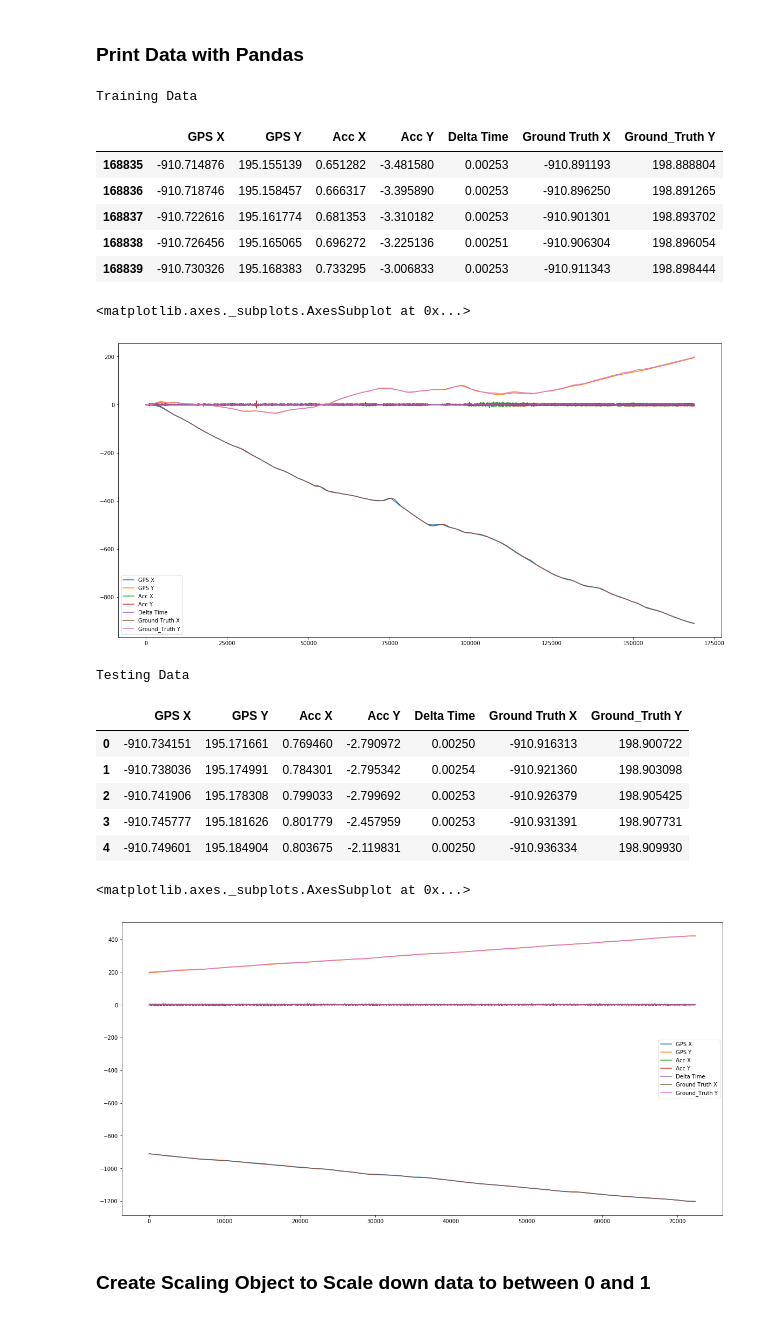
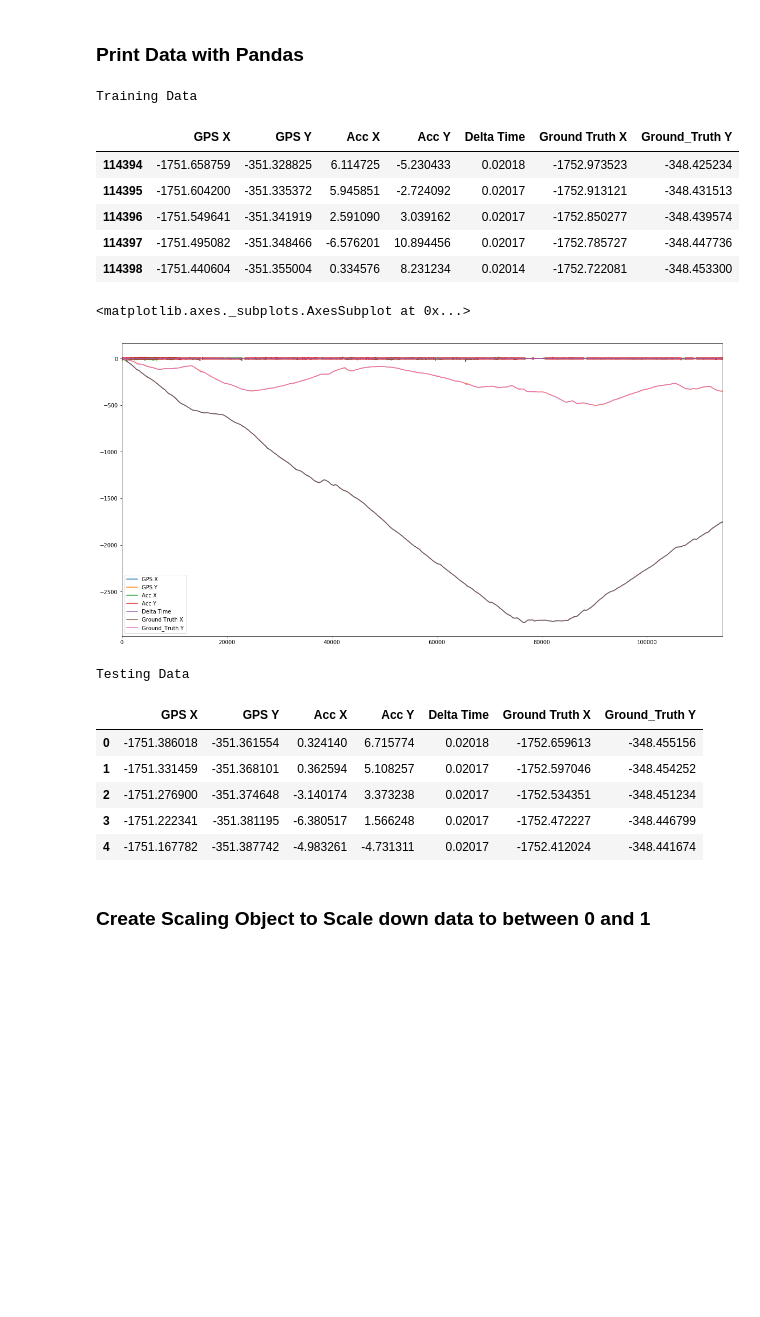
Before and after one commit to harrywaugh/ActivityTrackingWithSensorFusion, a Jupyter notebook: Gated Recurrent Unit.ipynb, the cells around one changed output. Saved outputs shown, nothing was run; the diff lists cells and outputs as text; code cells hidden in the pictures; blank space fills up the shorter version.

```diff
--- a/Gated Recurrent Unit.ipynb
+++ b/Gated Recurrent Unit.ipynb
@@ -32,7 +33,7 @@ https://github.com/Hvass-Labs/TensorFlow-Tutorials/blob/master/23_Time-Series-Pr
 # %lprun -T lprof0 -f Data_Stream.__init__ Data_Stream('uni.csv')
 # %cat lprof0
 
-data = Data_Stream('uni.csv')
+data = Data_Stream('data8.csv')
 
 
 compute_kalman(data)
@@ -64,8 +65,9 @@ def create_input_and_output(data, just_acc=False):
 
     time_series = data.acc_ERC[:, 0]
     ground_truth = data.kal_dis[:, 1:3]
-    delta_time = np.diff(time_series, axis=0, prepend=0.0)
-
+    delta_time = np.diff(time_series, axis=0)
+    delta_time = np.concatenate(([[0]], delta_time))
+    print(delta_time.shape)
 
     # Choose which data to include in input
     if (just_acc):
@@ -110,38 +113,36 @@ training_frame.plot(figsize=(20,10))
 # %% [output]
 Training Data
 |  | GPS X | GPS Y | Acc X | Acc Y | Delta Time | Ground Truth X | Ground_Truth Y |
-| 168835 | -910.714876 | 195.155139 | 0.651282 | -3.481580 | 0.00253 | -910.891193 | 198.888804 |
-| 168836 | -910.718746 | 195.158457 | 0.666317 | -3.395890 | 0.00253 | -910.896250 | 198.891265 |
-| 168837 | -910.722616 | 195.161774 | 0.681353 | -3.310182 | 0.00253 | -910.901301 | 198.893702 |
-| 168838 | -910.726456 | 195.165065 | 0.696272 | -3.225136 | 0.00251 | -910.906304 | 198.896054 |
-| 168839 | -910.730326 | 195.168383 | 0.733295 | -3.006833 | 0.00253 | -910.911343 | 198.898444 |
+| 114394 | -1751.658759 | -351.328825 | 6.114725 | -5.230433 | 0.02018 | -1752.973523 | -348.425234 |
+| 114395 | -1751.604200 | -351.335372 | 5.945851 | -2.724092 | 0.02017 | -1752.913121 | -348.431513 |
+| 114396 | -1751.549641 | -351.341919 | 2.591090 | 3.039162 | 0.02017 | -1752.850277 | -348.439574 |
+| 114397 | -1751.495082 | -351.348466 | -6.576201 | 10.894456 | 0.02017 | -1752.785727 | -348.447736 |
+| 114398 | -1751.440604 | -351.355004 | 0.334576 | 8.231234 | 0.02014 | -1752.722081 | -348.453300 |
 <matplotlib.axes._subplots.AxesSubplot at 0x...>
-[figure, old version]
+[figure, new version]
 # %%
 if(False):
     test_frame = pd.DataFrame(np.concatenate((test_data, test_labels), axis=1),
                                                  columns=['GPS X', 'GPS Y', 'Acc X', 'Acc Y',
                                                           'Delta Time', 'Ground Truth X', 'Ground_Truth Y'])
 else:
     test_frame = pd.DataFrame(np.concatenate((test_data, test_labels), axis=1),
                                                  columns=['GPS X', 'GPS Y', 'Acc X', 'Acc Y',
 #                                                           'Vel X', 'Vel Y',
 #                                                           'Mag X', 'Mag Y',
 #                                                           'Gyro X', 'Gyro Y', 'Gyro Z',
                                                           'Delta Time', 'Ground Truth X', 'Ground_Truth Y'])
 print("Testing Data")
 display(test_frame.head(5))
-test_frame.plot(figsize=(20,10))
+# test_frame.plot(figsize=(20,10))
 # %% [output]
 Testing Data
 |  | GPS X | GPS Y | Acc X | Acc Y | Delta Time | Ground Truth X | Ground_Truth Y |
-| 0 | -910.734151 | 195.171661 | 0.769460 | -2.790972 | 0.00250 | -910.916313 | 198.900722 |
-| 1 | -910.738036 | 195.174991 | 0.784301 | -2.795342 | 0.00254 | -910.921360 | 198.903098 |
-| 2 | -910.741906 | 195.178308 | 0.799033 | -2.799692 | 0.00253 | -910.926379 | 198.905425 |
-| 3 | -910.745777 | 195.181626 | 0.801779 | -2.457959 | 0.00253 | -910.931391 | 198.907731 |
-| 4 | -910.749601 | 195.184904 | 0.803675 | -2.119831 | 0.00250 | -910.936334 | 198.909930 |
+| 0 | -1751.386018 | -351.361554 | 0.324140 | 6.715774 | 0.02018 | -1752.659613 | -348.455156 |
+| 1 | -1751.331459 | -351.368101 | 0.362594 | 5.108257 | 0.02017 | -1752.597046 | -348.454252 |
+| 2 | -1751.276900 | -351.374648 | -3.140174 | 3.373238 | 0.02017 | -1752.534351 | -348.451234 |
+| 3 | -1751.222341 | -351.381195 | -6.380517 | 1.566248 | 0.02017 | -1752.472227 | -348.446799 |
+| 4 | -1751.167782 | -351.387742 | -4.983261 | -4.731311 | 0.02017 | -1752.412024 | -348.441674 |
-<matplotlib.axes._subplots.AxesSubplot at 0x...>
-[figure, removed]
 # %% [markdown]
 ### Create Scaling Object to Scale down data to between 0 and 1
 # %%
```
Also changed, not shown: parts of 15 cells of this notebook, 1 other file.
